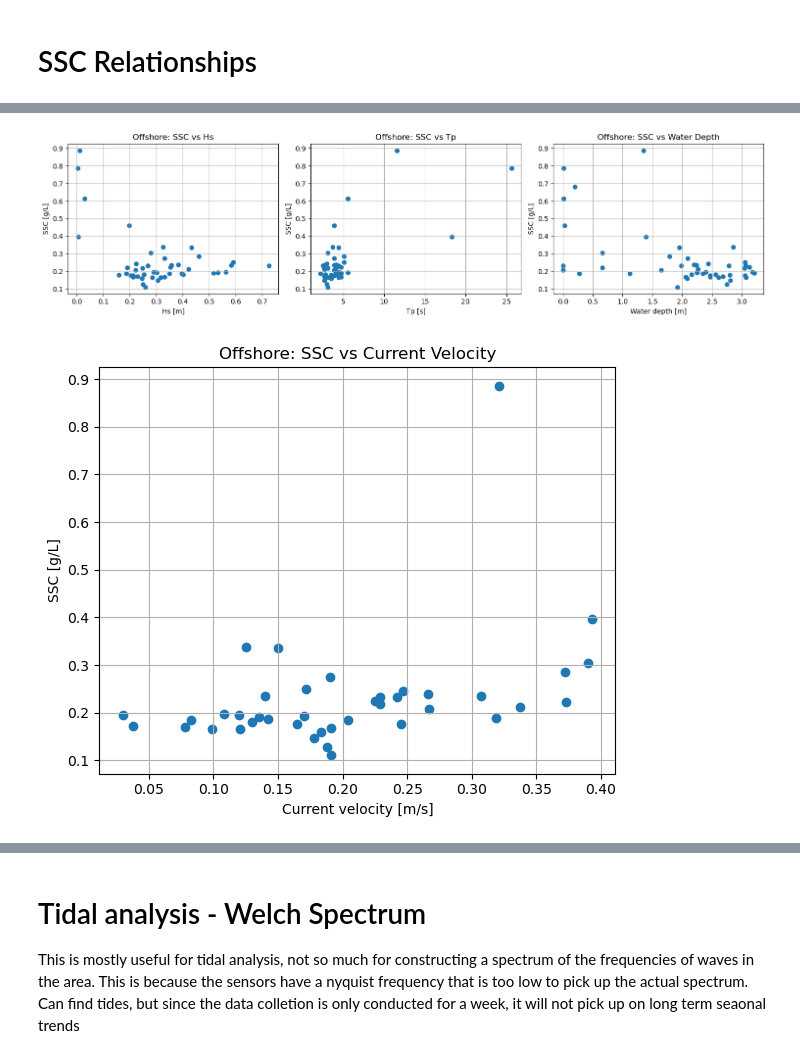
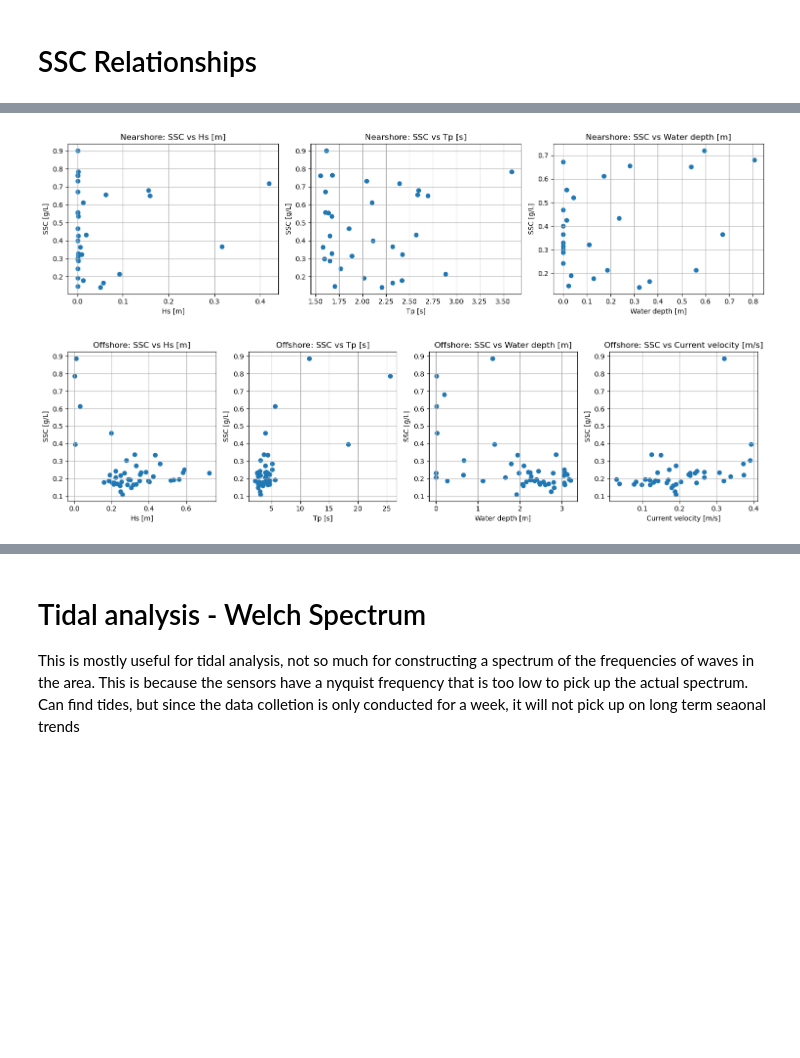
Before and after one commit to ingebrijker/MekongDeltaMDP, a Jupyter notebook: hydro_src/data_parsing.ipynb, the cells around one changed output, grey strips where cells are left out. Drawn from its saved outputs; the diff is of its cells as text; code cells hidden in the pictures; blank space fills up the shorter version.

```diff
--- a/hydro_src/data_parsing.ipynb
+++ b/hydro_src/data_parsing.ipynb
@@ -373,13 +346,0 @@ off_2025["missing_ADCP"] = (
-# %%
-ssc_off = processed[2025]["ssc_offshore"].copy()
-
-
-off_2025_ssc = pd.merge_asof(
-    ssc_off.sort_values("Date_time"),
-    off_2025.sort_values("Date_time"),
-    on="Date_time",
-    direction="nearest",
-    tolerance=pd.Timedelta("1h")
-)
-
-#display(off_2025_ssc)
@@ -545,58 +479,21 @@ plt.show()
 # %%
-# Offshore SSC relationships
-
-fig, axes = plt.subplots(1, 3, figsize=(15, 4))
-
-axes[0].scatter(
-    off_2025_ssc["Hs"],
-    off_2025_ssc["SSC"]
+#nearshore
+plot_ssc_relationships(
+    near_2025_ssc,
+    ["Hs", "Tp", "Water_depth"],
+    ["Hs [m]", "Tp [s]", "Water depth [m]"],
+    "Nearshore"
 )
-axes[0].set_xlabel("Hs [m]")
-axes[0].set_ylabel("SSC [g/L]")
-axes[0].set_title("Offshore: SSC vs Hs")
-axes[0].grid()
-
-
-axes[1].scatter(
-    off_2025_ssc["Tp"],
-    off_2025_ssc["SSC"]
-)
-axes[1].set_xlabel("Tp [s]")
-axes[1].set_ylabel("SSC [g/L]")
-axes[1].set_title("Offshore: SSC vs Tp")
-axes[1].grid()
-
-
-axes[2].scatter(
-    off_2025_ssc["Depth"],
-    off_2025_ssc["SSC"]
-)
-axes[2].set_xlabel("Water depth [m]")
-axes[2].set_ylabel("SSC [g/L]")
-axes[2].set_title("Offshore: SSC vs Water Depth")
-axes[2].grid()
-
-plt.tight_layout()
-plt.show()
 # %% [output]
-[figure, old version]
+[figure, new version]
 # %%
-#offshore current velocity comparison
-
-plt.figure(figsize=(6, 5))
-
-plt.scatter(
-    off_2025_ssc["Current_velocity"],
-    off_2025_ssc["SSC"]
+#offshore
+plot_ssc_relationships(
+    off_2025_ssc,
+    ["Hs", "Tp", "Depth", "Current_velocity"],
+    ["Hs [m]", "Tp [s]", "Water depth [m]", "Current velocity [m/s]"],
+    "Offshore"
 )
-
-plt.xlabel("Current velocity [m/s]")
-plt.ylabel("SSC [g/L]")
-plt.title("Offshore: SSC vs Current Velocity")
-plt.grid()
-
-plt.tight_layout()
-plt.show()
 # %% [output]
-[figure, old version]
+[figure, new version]
 # %%
```
Also changed, not shown: parts of 18 cells of this notebook.
